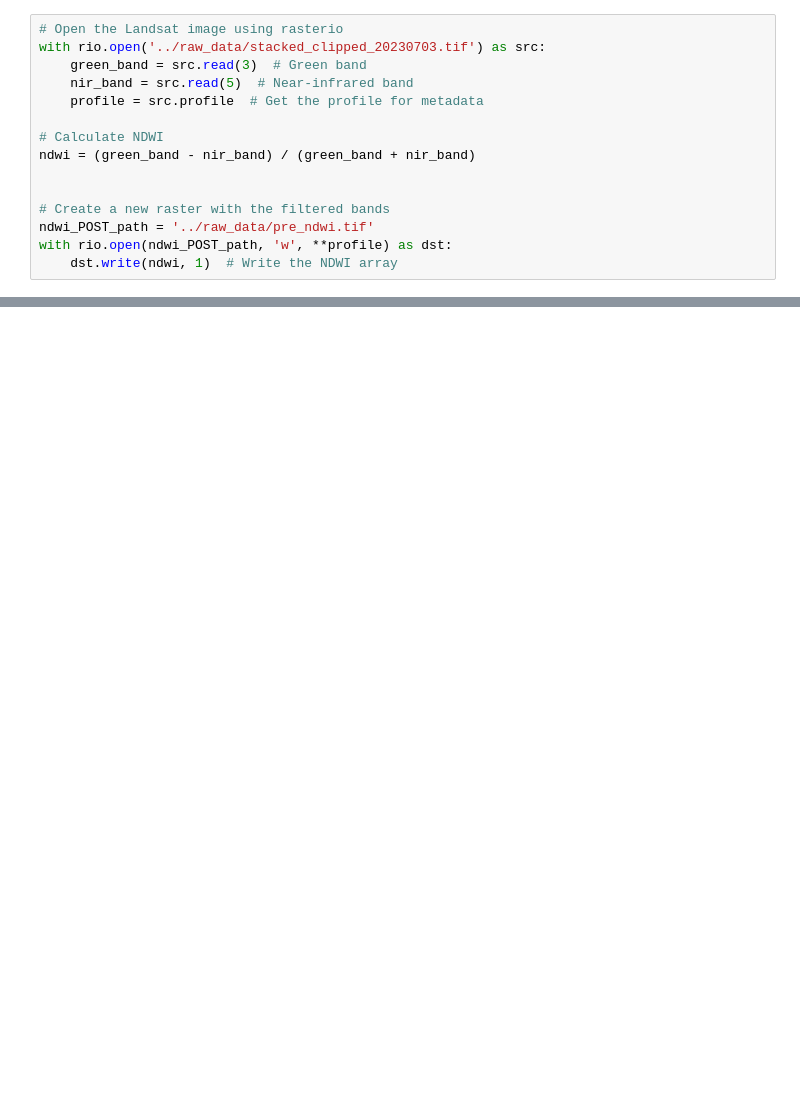
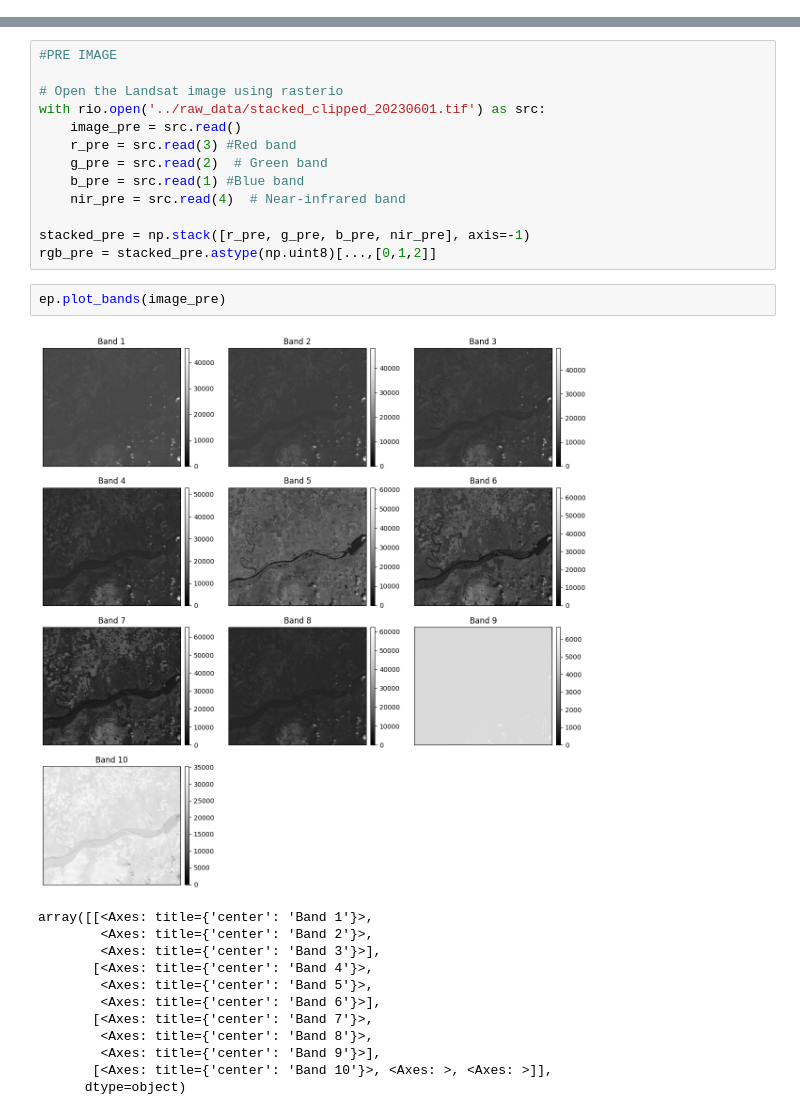
Before and after one commit to turkim1/satellite_flood_detection, a Jupyter notebook: notebooks/Flooding_detection_v00.ipynb, the cells around one changed output, grey strips where cells are left out. Saved outputs shown, nothing was run; the diff lists cells and outputs as text; blank space fills up the shorter version.

```diff
--- a/notebooks/Flooding_detection_v00.ipynb
+++ b/notebooks/Flooding_detection_v00.ipynb
@@ -22,15 +0,0 @@ with rio.open(ndwi_PRE_path, 'w', **profile) as dst:
-# %%
-# Open the Landsat image using rasterio
-with rio.open('../raw_data/stacked_clipped_20230703.tif') as src:
-    green_band = src.read(3)  # Green band
-    nir_band = src.read(5)  # Near-infrared band
-    profile = src.profile  # Get the profile for metadata
-
-# Calculate NDWI
-ndwi = (green_band - nir_band) / (green_band + nir_band)
-
-
-# Create a new raster with the filtered bands
-ndwi_POST_path = '../raw_data/pre_ndwi.tif'
-with rio.open(ndwi_POST_path, 'w', **profile) as dst:
-    dst.write(ndwi, 1)  # Write the NDWI array
@@ -36,0 +15,28 @@ with rio.open(ndwi_POST_path, 'w', **profile) as dst:
+# %%
+#PRE IMAGE
+
+# Open the Landsat image using rasterio
+with rio.open('../raw_data/stacked_clipped_20230601.tif') as src:
+    image_pre = src.read()
+    r_pre = src.read(3) #Red band
+    g_pre = src.read(2)  # Green band
+    b_pre = src.read(1) #Blue band
+    nir_pre = src.read(4)  # Near-infrared band
+
+stacked_pre = np.stack([r_pre, g_pre, b_pre, nir_pre], axis=-1)
+rgb_pre = stacked_pre.astype(np.uint8)[...,[0,1,2]]
+# %%
+ep.plot_bands(image_pre)
+# %% [output]
+[figure, added]
+array([[<Axes: title={'center': 'Band 1'}>,
+        <Axes: title={'center': 'Band 2'}>,
+        <Axes: title={'center': 'Band 3'}>],
+       [<Axes: title={'center': 'Band 4'}>,
+        <Axes: title={'center': 'Band 5'}>,
+        <Axes: title={'center': 'Band 6'}>],
+       [<Axes: title={'center': 'Band 7'}>,
+        <Axes: title={'center': 'Band 8'}>,
+        <Axes: title={'center': 'Band 9'}>],
+       [<Axes: title={'center': 'Band 10'}>, <Axes: >, <Axes: >]],
+      dtype=object)
```
Also changed, not shown: parts of 13 cells of this notebook, 1 other file.
